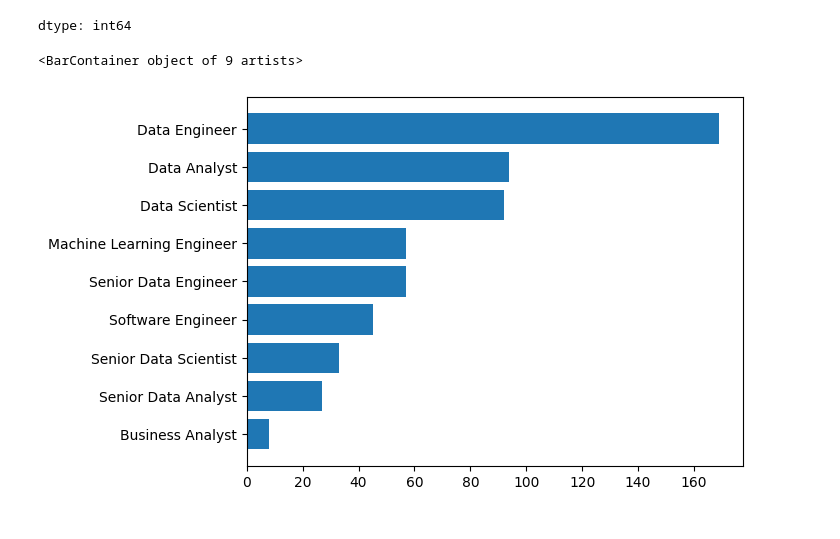
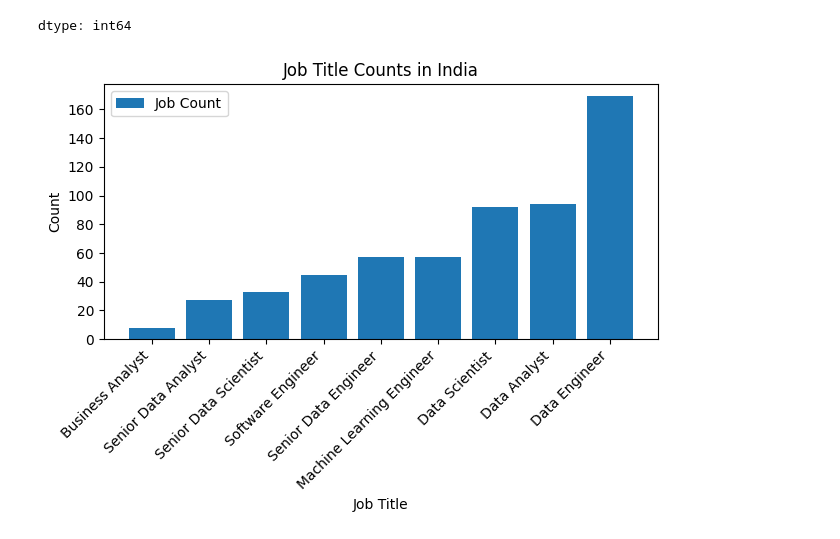
Before and after one commit to imchinmay/Python, a Jupyter notebook: 01_Basics/27_Exercise_Pandas_Basics.ipynb, the cells around one changed output. Drawn from its saved outputs; the diff is of its cells as text; code cells hidden in the pictures.

```diff
--- a/01_Basics/27_Exercise_Pandas_Basics.ipynb
+++ b/01_Basics/27_Exercise_Pandas_Basics.ipynb
@@ -443,9 +443,14 @@ in_data.job_title_short.value_counts()
 | Senior Data Analyst | 27 |
 | Business Analyst | 8 |
 dtype: int64
-# %%
-job_counts = in_data.job_title_short.value_counts().sort_values(ascending=True)
-plt.barh(job_counts.index, job_counts)
-# %% [output]
-<BarContainer object of 9 artists>
-[figure, removed]
+# %%
+plt.bar(job_counts.index, job_counts, label='Job Count')
+plt.title('Job Title Counts in India')
+plt.xlabel('Job Title')
+plt.ylabel('Count')
+plt.xticks(rotation=45, ha='right') # Rotate labels for better readability
+plt.legend() # Add a legend
+plt.tight_layout() # Adjust layout to prevent labels overlapping
+plt.show()
+# %% [output]
+[figure, added]
```
Also changed, not shown: parts of 3 cells of this notebook.
